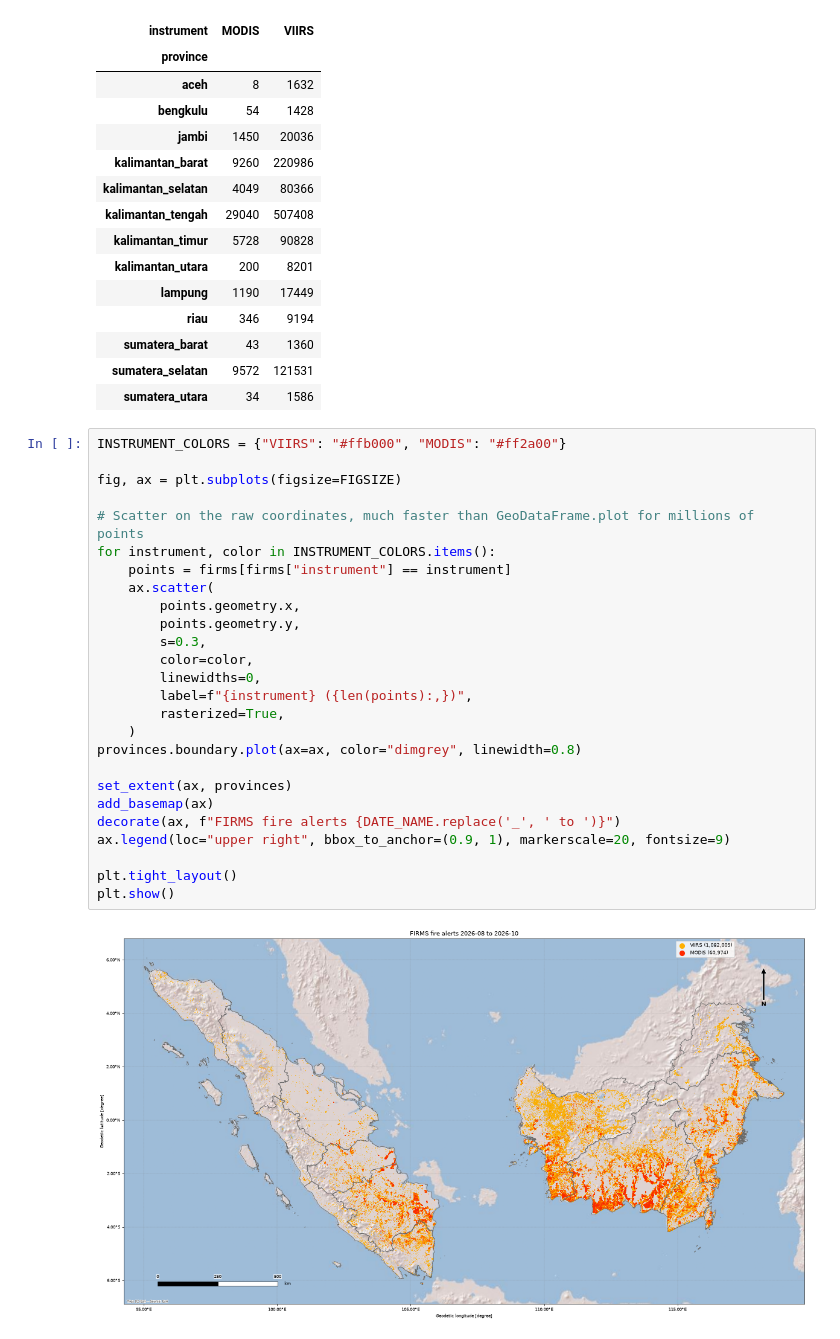
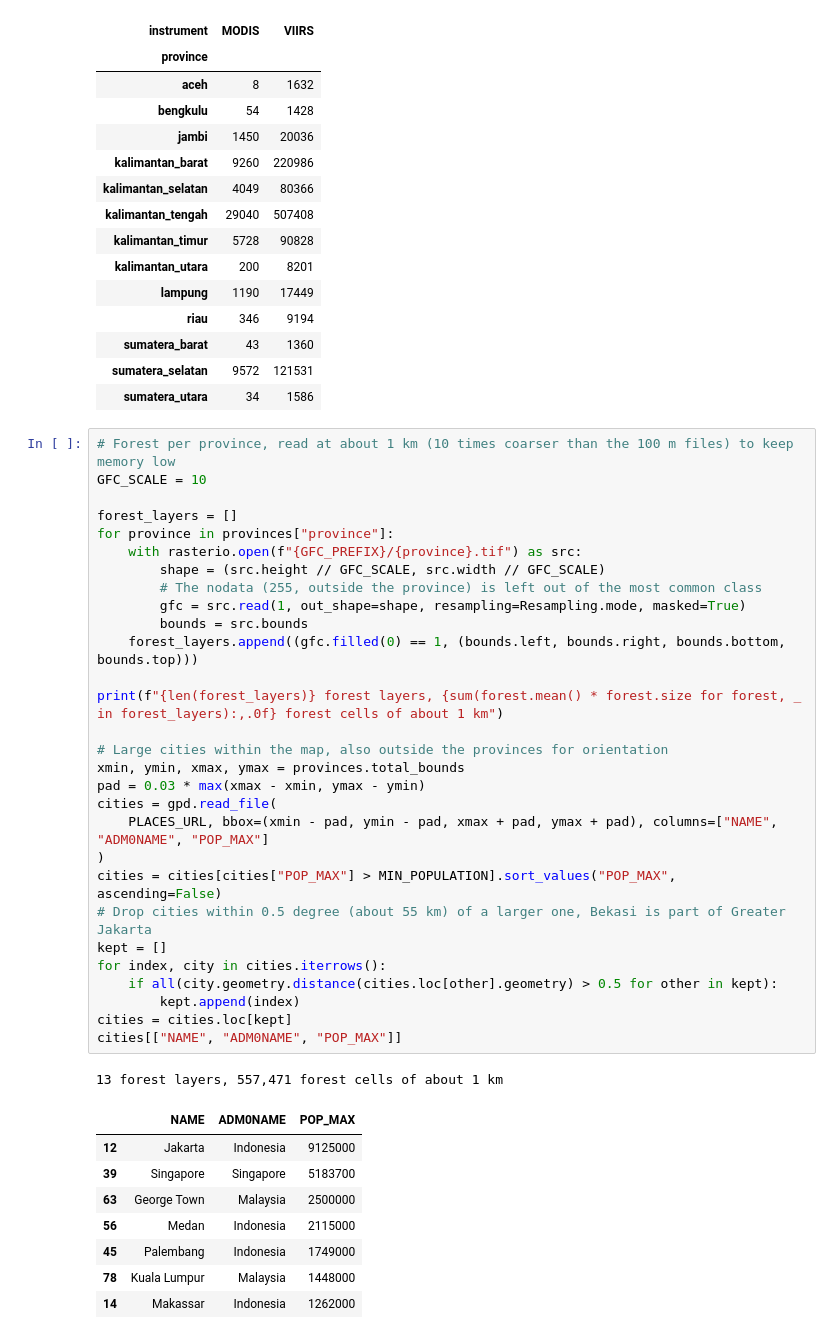
Before and after one commit to ramiqcom/forest-fire-indonesia-2026, a Jupyter notebook: notebook/firms.ipynb, the cells around one changed output. Drawn from its saved outputs; the diff is of its cells as text.

```diff
--- a/notebook/firms.ipynb
+++ b/notebook/firms.ipynb
@@ -204,30 +213,41 @@ firms.groupby(["province", "instrument"]).size().unstack(fill_value=0)
 | sumatera_selatan | 9572 | 121531 |
 | sumatera_utara | 34 | 1586 |
 # %%
-INSTRUMENT_COLORS = {"VIIRS": "#ffb000", "MODIS": "#ff2a00"}
+# Forest per province, read at about 1 km (10 times coarser than the 100 m files) to keep memory low
+GFC_SCALE = 10
 
-fig, ax = plt.subplots(figsize=FIGSIZE)
+forest_layers = []
+for province in provinces["province"]:
+    with rasterio.open(f"{GFC_PREFIX}/{province}.tif") as src:
+        shape = (src.height // GFC_SCALE, src.width // GFC_SCALE)
+        # The nodata (255, outside the province) is left out of the most common class
+        gfc = src.read(1, out_shape=shape, resampling=Resampling.mode, masked=True)
+        bounds = src.bounds
+    forest_layers.append((gfc.filled(0) == 1, (bounds.left, bounds.right, bounds.bottom, bounds.top)))
 
-# Scatter on the raw coordinates, much faster than GeoDataFrame.plot for millions of points
-for instrument, color in INSTRUMENT_COLORS.items():
-    points = firms[firms["instrument"] == instrument]
-    ax.scatter(
-        points.geometry.x,
-        points.geometry.y,
-        s=0.3,
-        color=color,
-        linewidths=0,
-        label=f"{instrument} ({len(points):,})",
-        rasterized=True,
-    )
-provinces.boundary.plot(ax=ax, color="dimgrey", linewidth=0.8)
+print(f"{len(forest_layers)} forest layers, {sum(forest.mean() * forest.size for forest, _ in forest_layers):,.0f} forest cells of about 1 km")
 
-set_extent(ax, provinces)
-add_basemap(ax)
-decorate(ax, f"FIRMS fire alerts {DATE_NAME.replace('_', ' to ')}")
-ax.legend(loc="upper right", bbox_to_anchor=(0.9, 1), markerscale=20, fontsize=9)
-
-plt.tight_layout()
-plt.show()
+# Large cities within the map, also outside the provinces for orientation
+xmin, ymin, xmax, ymax = provinces.total_bounds
+pad = 0.03 * max(xmax - xmin, ymax - ymin)
+cities = gpd.read_file(
+    PLACES_URL, bbox=(xmin - pad, ymin - pad, xmax + pad, ymax + pad), columns=["NAME", "ADM0NAME", "POP_MAX"]
+)
+cities = cities[cities["POP_MAX"] > MIN_POPULATION].sort_values("POP_MAX", ascending=False)
+# Drop cities within 0.5 degree (about 55 km) of a larger one, Bekasi is part of Greater Jakarta
+kept = []
+for index, city in cities.iterrows():
+    if all(city.geometry.distance(cities.loc[other].geometry) > 0.5 for other in kept):
+        kept.append(index)
+cities = cities.loc[kept]
+cities[["NAME", "ADM0NAME", "POP_MAX"]]
 # %% [output]
-[figure, removed]
+13 forest layers, 557,471 forest cells of about 1 km
+|  | NAME | ADM0NAME | POP_MAX |
+| 12 | Jakarta | Indonesia | 9125000 |
+| 39 | Singapore | Singapore | 5183700 |
+| 63 | George Town | Malaysia | 2500000 |
+| 56 | Medan | Indonesia | 2115000 |
+| 45 | Palembang | Indonesia | 1749000 |
+| 78 | Kuala Lumpur | Malaysia | 1448000 |
+| 14 | Makassar | Indonesia | 1262000 |
```
Also changed, not shown: parts of 13 cells of this notebook.
